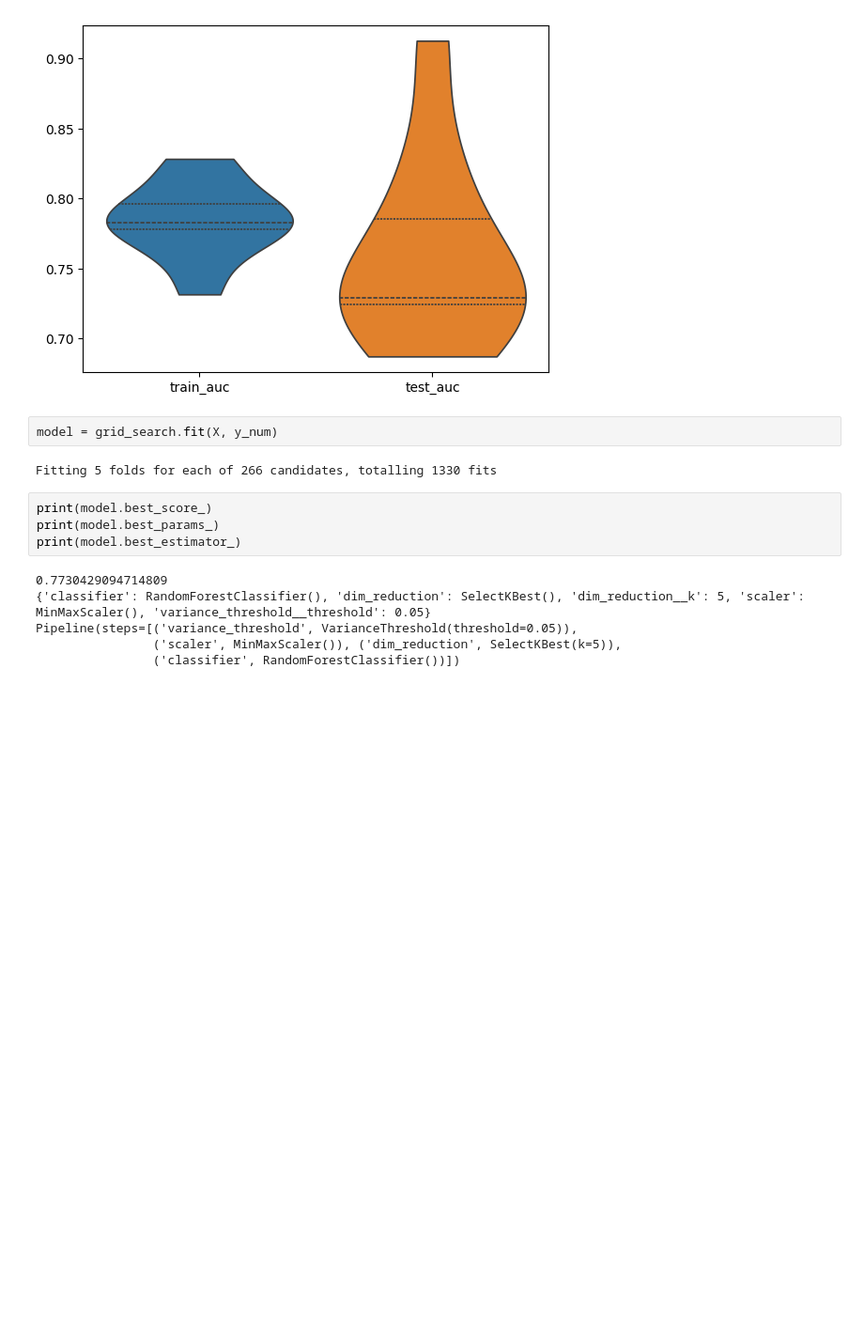
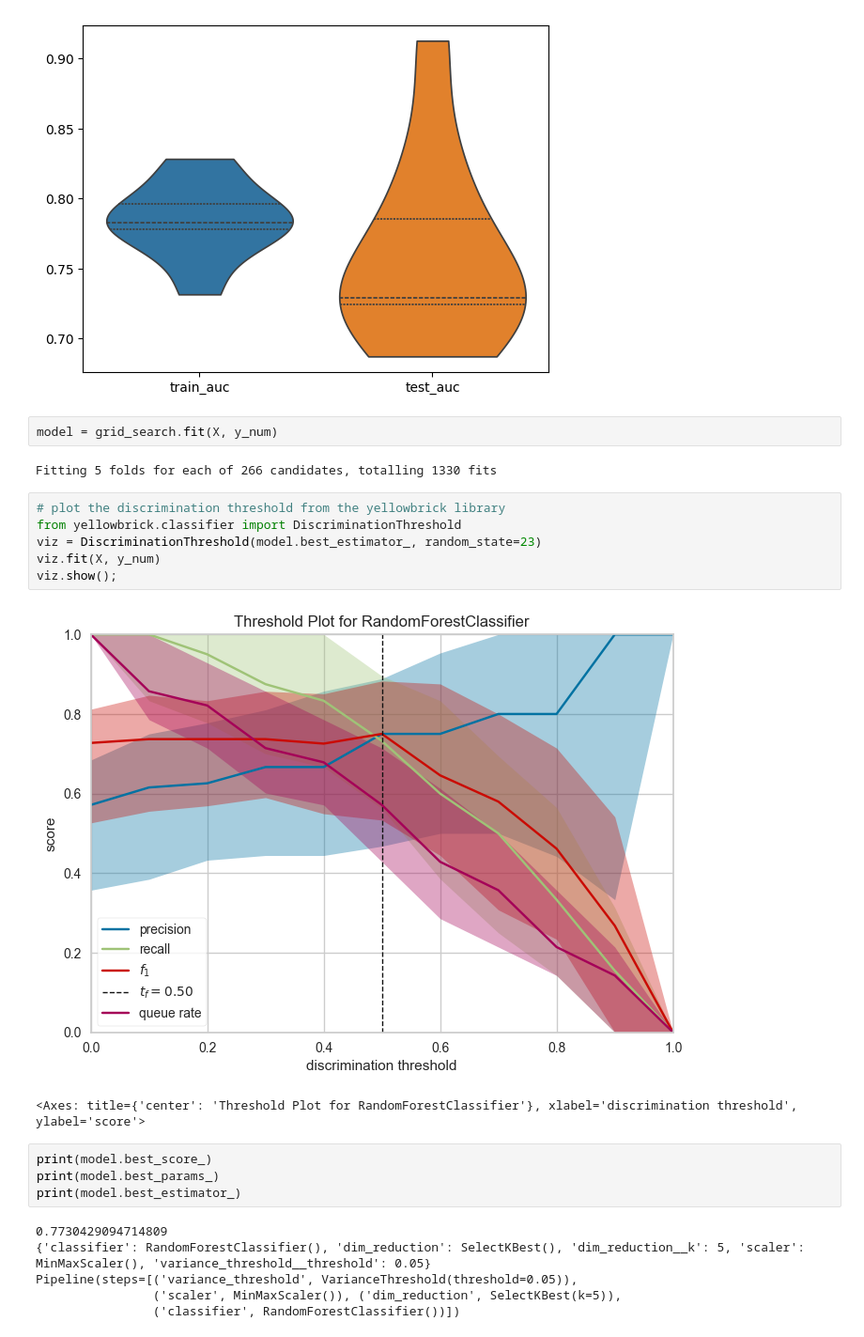
Before and after one commit to MaciejPiernik/ibd, a Jupyter notebook: ibd/notebooks/experiment_playground.ipynb, the cells around one changed output. Shown at 94% size. Drawn from its saved outputs; the diff is of its cells as text; blank space fills up the shorter version.

```diff
--- a/ibd/notebooks/experiment_playground.ipynb
+++ b/ibd/notebooks/experiment_playground.ipynb
@@ -435,6 +435,15 @@ sns.violinplot(data=results[['train_auc', 'test_auc']], inner='quartile', cut=0)
 model = grid_search.fit(X, y_num)
 # %% [output]
 Fitting 5 folds for each of 266 candidates, totalling 1330 fits
+# %%
+# plot the discrimination threshold from the yellowbrick library
+from yellowbrick.classifier import DiscriminationThreshold
+viz = DiscriminationThreshold(model.best_estimator_, random_state=23)
+viz.fit(X, y_num)
+viz.show();
+# %% [output]
+[figure, added]
+<Axes: title={'center': 'Threshold Plot for RandomForestClassifier'}, xlabel='discrimination threshold', ylabel='score'>
 # %%
 print(model.best_score_)
 print(model.best_params_)
```
Also changed, not shown: parts of 7 cells of this notebook, 2 other files.
